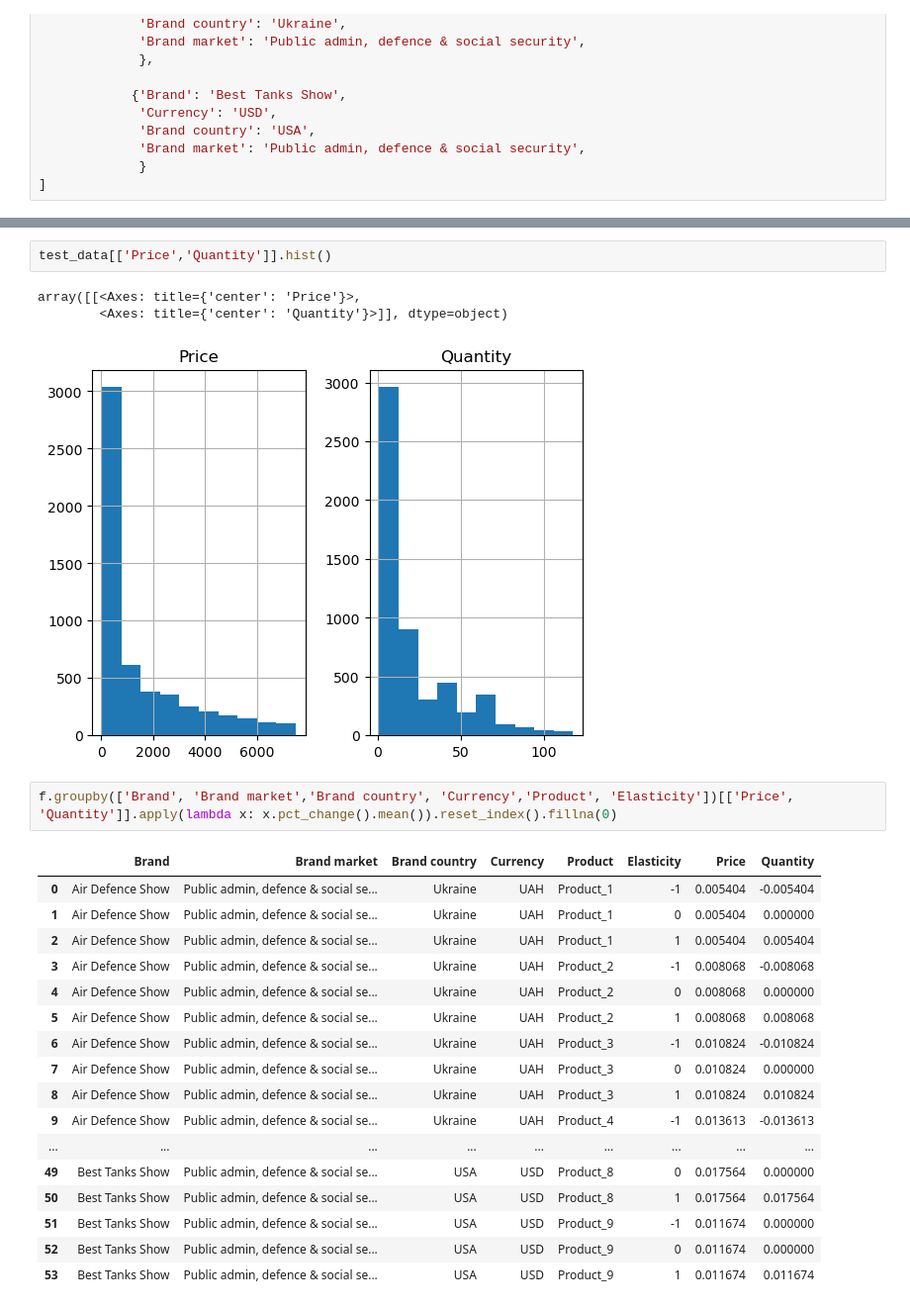
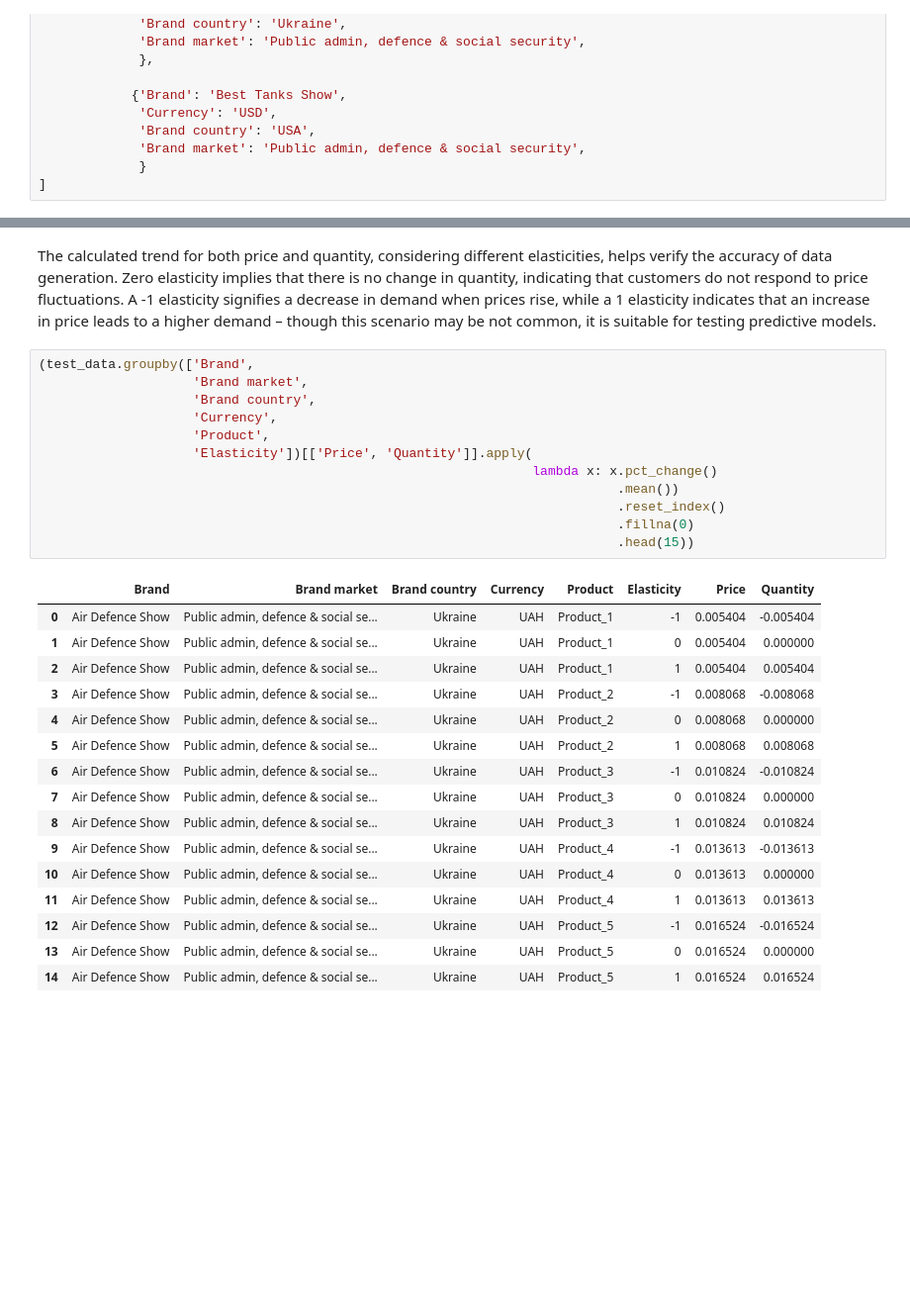
Before and after one commit to Innesse/Test-data-creation-automation, a Jupyter notebook: Test_data_autocreation.ipynb, the cells around one changed output, grey strips where cells are left out. Shown at 99% size. Saved outputs shown, nothing was run; the diff lists cells and outputs as text; blank space fills up the shorter version.

```diff
--- a/Test_data_autocreation.ipynb
+++ b/Test_data_autocreation.ipynb
@@ -243,26 +212,31 @@ test_data[test_data['Product'] == 'Product_1']
-# %%
-test_data[['Price','Quantity']].hist()
-# %% [output]
-array([[<Axes: title={'center': 'Price'}>,
-        <Axes: title={'center': 'Quantity'}>]], dtype=object)
-[figure, removed]
+# %% [markdown]
+The calculated trend for both price and quantity, considering different elasticities, helps verify the accuracy of data generation. Zero elasticity implies that there is no change in quantity, indicating that customers do not respond to price fluctuations. A -1 elasticity signifies a decrease in demand when prices rise, while a 1 elasticity indicates that an increase in price leads to a higher demand – though this scenario may be not common, it is suitable for testing predictive models.
 # %%
-f.groupby(['Brand', 'Brand market','Brand country', 'Currency','Product', 'Elasticity'])[['Price', 'Quantity']].apply(lambda x: x.pct_change().mean()).reset_index().fillna(0)
+(test_data.groupby(['Brand',
+                    'Brand market',
+                    'Brand country',
+                    'Currency',
+                    'Product',
+                    'Elasticity'])[['Price', 'Quantity']].apply(
+                                                                lambda x: x.pct_change()
+                                                                           .mean())
+                                                                           .reset_index()
+                                                                           .fillna(0)
+                                                                           .head(15))
 # %% [output]
 |  | Brand | Brand market | Brand country | Currency | Product | Elasticity | Price | Quantity |
 | 0 | Air Defence Show | Public admin, defence & social se... | Ukraine | UAH | Product_1 | -1 | 0.005404 | -0.005404 |
 | 1 | Air Defence Show | Public admin, defence & social se... | Ukraine | UAH | Product_1 | 0 | 0.005404 | 0.000000 |
 | 2 | Air Defence Show | Public admin, defence & social se... | Ukraine | UAH | Product_1 | 1 | 0.005404 | 0.005404 |
 | 3 | Air Defence Show | Public admin, defence & social se... | Ukraine | UAH | Product_2 | -1 | 0.008068 | -0.008068 |
 | 4 | Air Defence Show | Public admin, defence & social se... | Ukraine | UAH | Product_2 | 0 | 0.008068 | 0.000000 |
 | 5 | Air Defence Show | Public admin, defence & social se... | Ukraine | UAH | Product_2 | 1 | 0.008068 | 0.008068 |
 | 6 | Air Defence Show | Public admin, defence & social se... | Ukraine | UAH | Product_3 | -1 | 0.010824 | -0.010824 |
 | 7 | Air Defence Show | Public admin, defence & social se... | Ukraine | UAH | Product_3 | 0 | 0.010824 | 0.000000 |
 | 8 | Air Defence Show | Public admin, defence & social se... | Ukraine | UAH | Product_3 | 1 | 0.010824 | 0.010824 |
 | 9 | Air Defence Show | Public admin, defence & social se... | Ukraine | UAH | Product_4 | -1 | 0.013613 | -0.013613 |
-| ... | ... | ... | ... | ... | ... | ... | ... | ... |
-| 49 | Best Tanks Show | Public admin, defence & social se... | USA | USD | Product_8 | 0 | 0.017564 | 0.000000 |
-| 50 | Best Tanks Show | Public admin, defence & social se... | USA | USD | Product_8 | 1 | 0.017564 | 0.017564 |
-| 51 | Best Tanks Show | Public admin, defence & social se... | USA | USD | Product_9 | -1 | 0.011674 | 0.000000 |
-| 52 | Best Tanks Show | Public admin, defence & social se... | USA | USD | Product_9 | 0 | 0.011674 | 0.000000 |
-| 53 | Best Tanks Show | Public admin, defence & social se... | USA | USD | Product_9 | 1 | 0.011674 | 0.011674 |
+| 10 | Air Defence Show | Public admin, defence & social se... | Ukraine | UAH | Product_4 | 0 | 0.013613 | 0.000000 |
+| 11 | Air Defence Show | Public admin, defence & social se... | Ukraine | UAH | Product_4 | 1 | 0.013613 | 0.013613 |
+| 12 | Air Defence Show | Public admin, defence & social se... | Ukraine | UAH | Product_5 | -1 | 0.016524 | -0.016524 |
+| 13 | Air Defence Show | Public admin, defence & social se... | Ukraine | UAH | Product_5 | 0 | 0.016524 | 0.000000 |
+| 14 | Air Defence Show | Public admin, defence & social se... | Ukraine | UAH | Product_5 | 1 | 0.016524 | 0.016524 |
```
Also changed, not shown: parts of 21 cells of this notebook.
